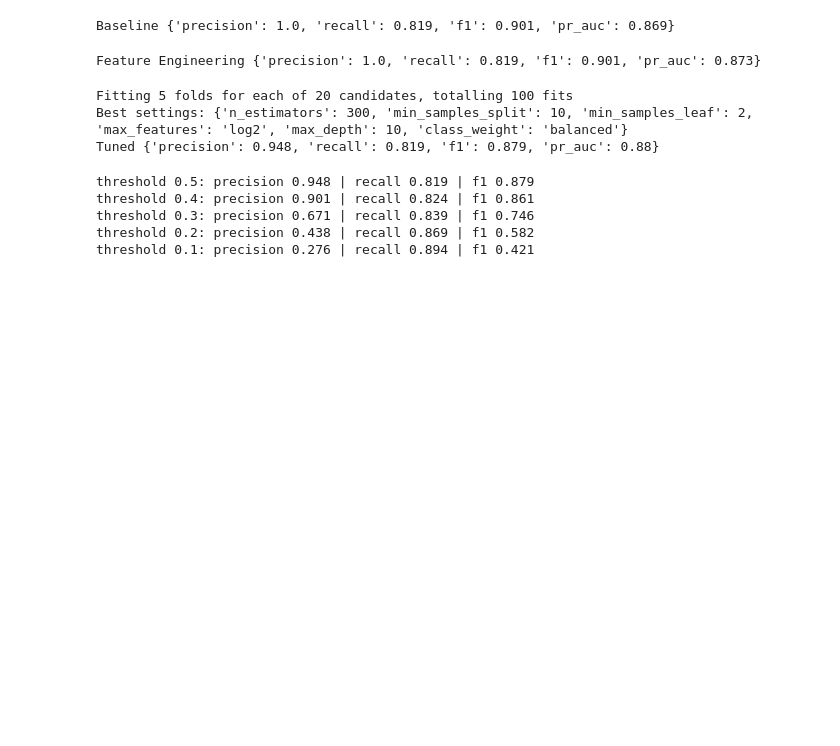
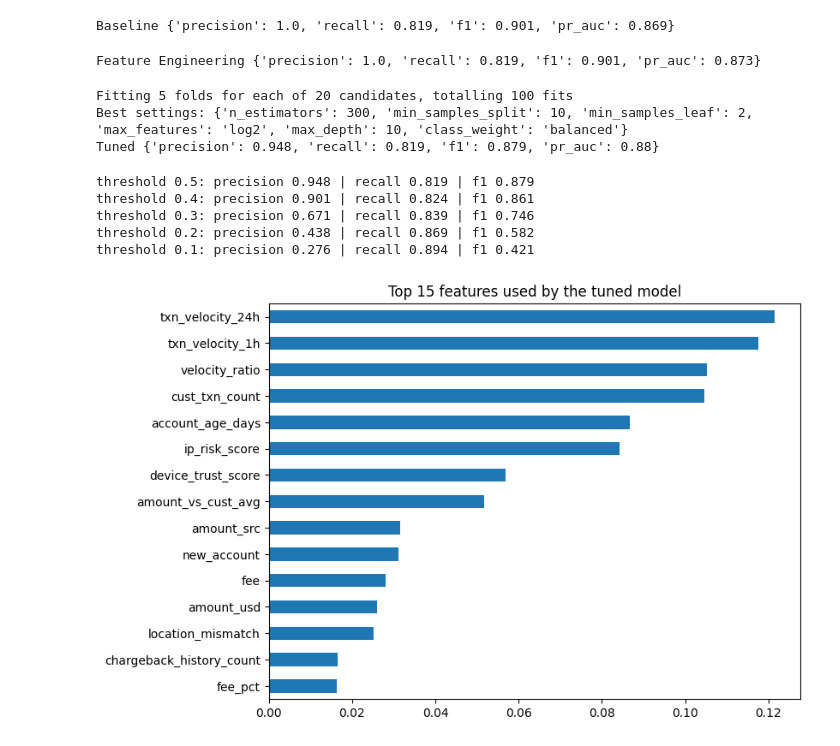
Before and after one commit to grandpacltn/novapay-fraud-detection, a Jupyter notebook: notebook/EDA.ipynb, the cells around one changed output. Cells and saved outputs as stored; diff of their text form; code cells hidden in the pictures; blank space fills up the shorter version.

Commit message:
Add model optimisation results and update README

```diff
--- a/notebook/EDA.ipynb
+++ b/notebook/EDA.ipynb
@@ -618,3 +618,11 @@ threshold 0.4: precision 0.901 | recall 0.824 | f1 0.861
 threshold 0.3: precision 0.671 | recall 0.839 | f1 0.746
 threshold 0.2: precision 0.438 | recall 0.869 | f1 0.582
 threshold 0.1: precision 0.276 | recall 0.894 | f1 0.421
+# %%
+# Which features does the tuned model rely on most?
+importances = pd.Series(tuned.feature_importances_, index=X_train_fe.columns)
+importances.sort_values().tail(15).plot(kind='barh', figsize=(8, 6))
+plt.title('Top 15 features used by the tuned model')
+plt.show()
+# %% [output]
+[figure, added]
```
Also changed, not shown: parts of 4 cells of this notebook, 1 other file.
